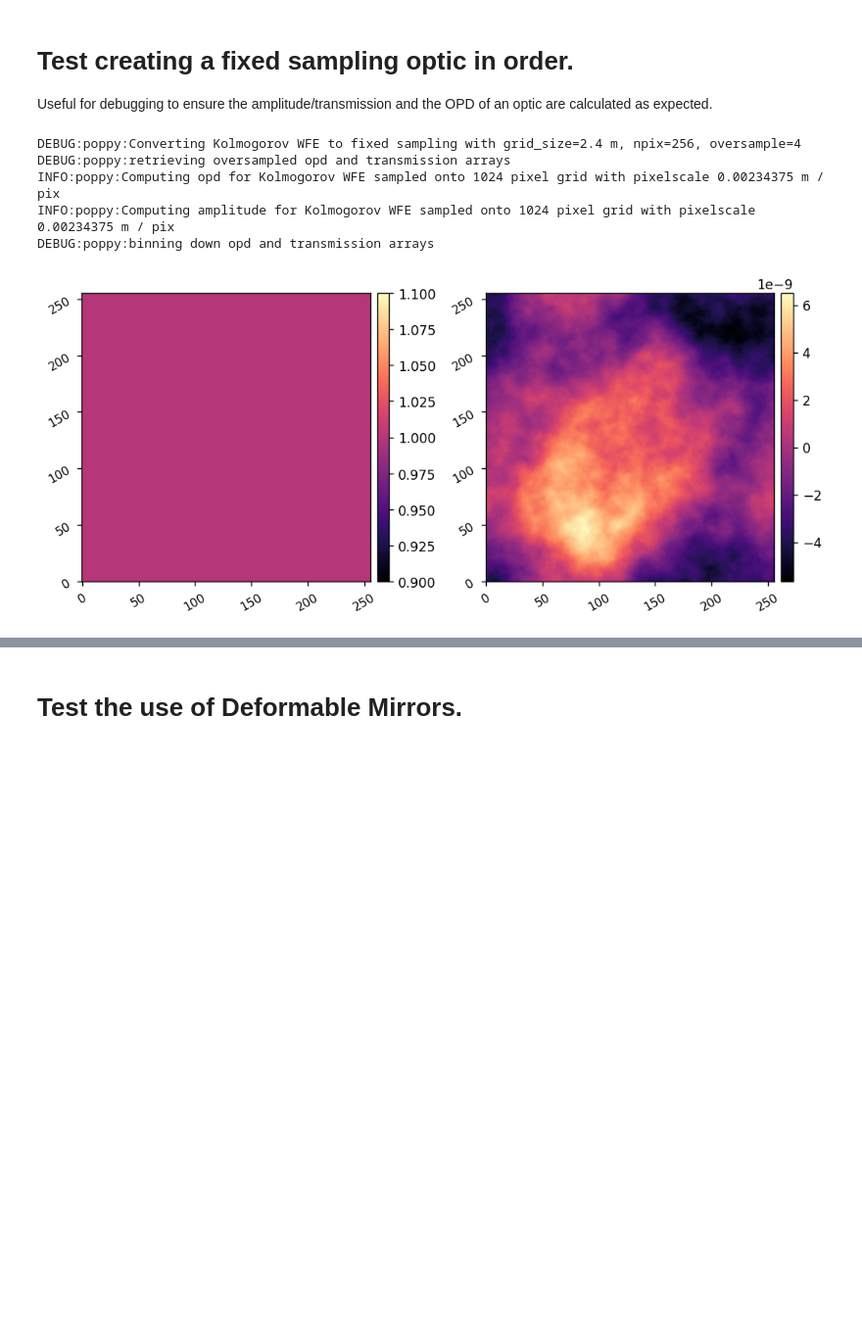
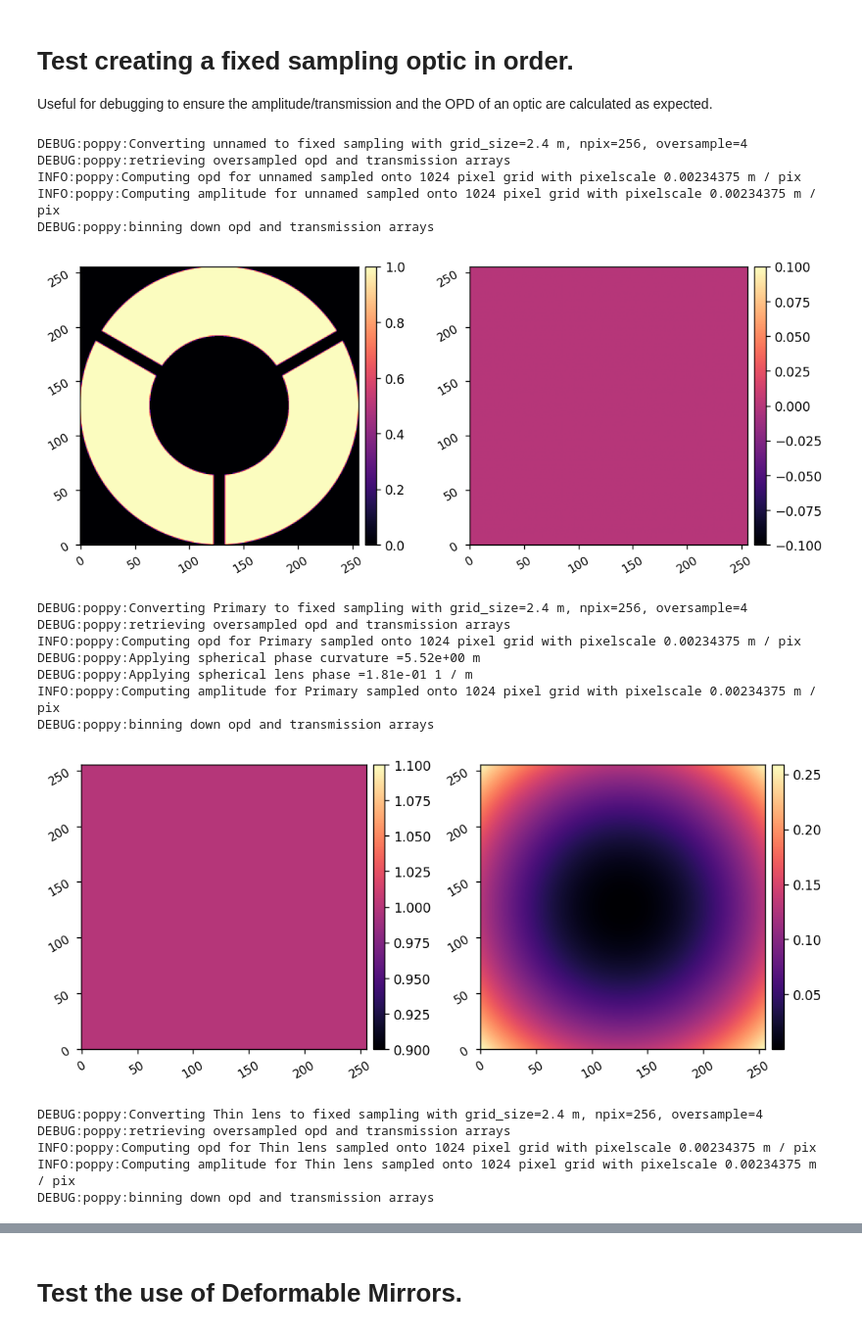
Before and after one commit to kian1377/poppy-cupy-tests, a Jupyter notebook: poppy_fraunhofer_gpu_tests.ipynb, the cells around one changed output, grey strips where cells are left out. Shown at 98% size. Cells and saved outputs as stored; diff of their text form; code cells hidden in the pictures; blank space fills up the shorter version.

Commit message:
streamlined files for debugging

```diff
--- a/poppy_fraunhofer_gpu_tests.ipynb
+++ b/poppy_fraunhofer_gpu_tests.ipynb
@@ -55,21 +55,45 @@ Useful for debugging to ensure the amplitude/transmission and the OPD of an opti
 # %%
 reload(poppy_optics)
 from poppy_optics import *
 clear_output()
 
-# array_optic = poppy.fixed_sampling_optic(compound_pupil, wf, oversample)
-# array_optic = poppy.fixed_sampling_optic(m1, wf, oversample)
-# array_optic = poppy.fixed_sampling_optic(thin_lens, wf, oversample)
-# array_optic = poppy.fixed_sampling_optic(gauss_ap, wf, oversample)
-# array_optic = poppy.fixed_sampling_optic(zern_wfe, wf, oversample)
+array_optic = poppy.fixed_sampling_optic(compound_pupil, wf, oversample)
+misc.myimshow2(array_optic.amplitude, array_optic.opd)
+
+array_optic = poppy.fixed_sampling_optic(m1, wf, oversample)
+misc.myimshow2(array_optic.amplitude, array_optic.opd)
+
+array_optic = poppy.fixed_sampling_optic(thin_lens, wf, oversample)
+misc.myimshow2(array_optic.amplitude, array_optic.opd)
+
+array_optic = poppy.fixed_sampling_optic(gauss_ap, wf, oversample)
+misc.myimshow2(array_optic.amplitude, array_optic.opd)
+
+array_optic = poppy.fixed_sampling_optic(zern_wfe, wf, oversample)
+misc.myimshow2(array_optic.amplitude, array_optic.opd)
+
 array_optic = poppy.fixed_sampling_optic(kol_wfe, wf, oversample)
-# array_optic = poppy.fixed_sampling_optic(psd_wfe, wf, oversample)
+misc.myimshow2(array_optic.amplitude, array_optic.opd)
 
+array_optic = poppy.fixed_sampling_optic(psd_wfe, wf, oversample)
 misc.myimshow2(array_optic.amplitude, array_optic.opd)
 # %% [output]
-DEBUG:poppy:Converting Kolmogorov WFE to fixed sampling with grid_size=2.4 m, npix=256, oversample=4
+DEBUG:poppy:Converting unnamed to fixed sampling with grid_size=2.4 m, npix=256, oversample=4
 DEBUG:poppy:retrieving oversampled opd and transmission arrays
-INFO:poppy:Computing opd for Kolmogorov WFE sampled onto 1024 pixel grid with pixelscale 0.00234375 m / pix
-INFO:poppy:Computing amplitude for Kolmogorov WFE sampled onto 1024 pixel grid with pixelscale 0.00234375 m / pix
+INFO:poppy:Computing opd for unnamed sampled onto 1024 pixel grid with pixelscale 0.00234375 m / pix
+INFO:poppy:Computing amplitude for unnamed sampled onto 1024 pixel grid with pixelscale 0.00234375 m / pix
 DEBUG:poppy:binning down opd and transmission arrays
-[figure, old version]
+[figure, new version]
+DEBUG:poppy:Converting Primary to fixed sampling with grid_size=2.4 m, npix=256, oversample=4
+DEBUG:poppy:retrieving oversampled opd and transmission arrays
+INFO:poppy:Computing opd for Primary sampled onto 1024 pixel grid with pixelscale 0.00234375 m / pix
+DEBUG:poppy:Applying spherical phase curvature =5.52e+00 m
+DEBUG:poppy:Applying spherical lens phase =1.81e-01 1 / m
+INFO:poppy:Computing amplitude for Primary sampled onto 1024 pixel grid with pixelscale 0.00234375 m / pix
+DEBUG:poppy:binning down opd and transmission arrays
+[figure, added]
+DEBUG:poppy:Converting Thin lens to fixed sampling with grid_size=2.4 m, npix=256, oversample=4
+DEBUG:poppy:retrieving oversampled opd and transmission arrays
+INFO:poppy:Computing opd for Thin lens sampled onto 1024 pixel grid with pixelscale 0.00234375 m / pix
+INFO:poppy:Computing amplitude for Thin lens sampled onto 1024 pixel grid with pixelscale 0.00234375 m / pix
+DEBUG:poppy:binning down opd and transmission arrays
```
Also changed, not shown: parts of 4 cells of this notebook, 3 other files.
